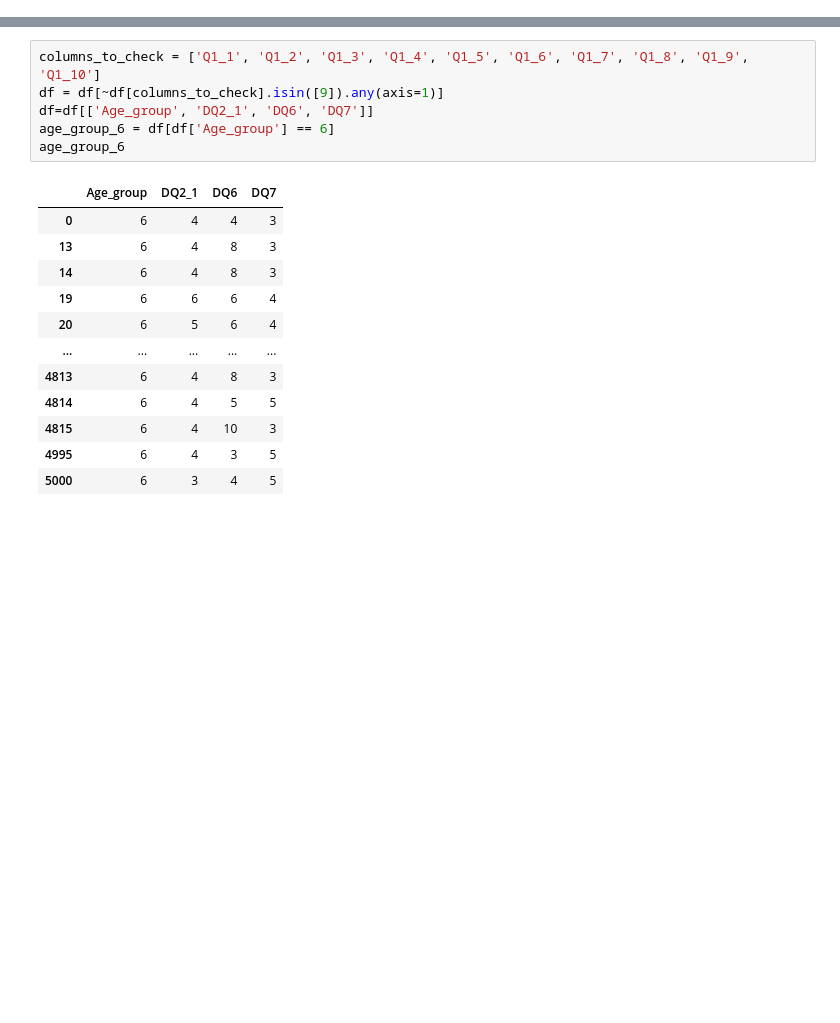
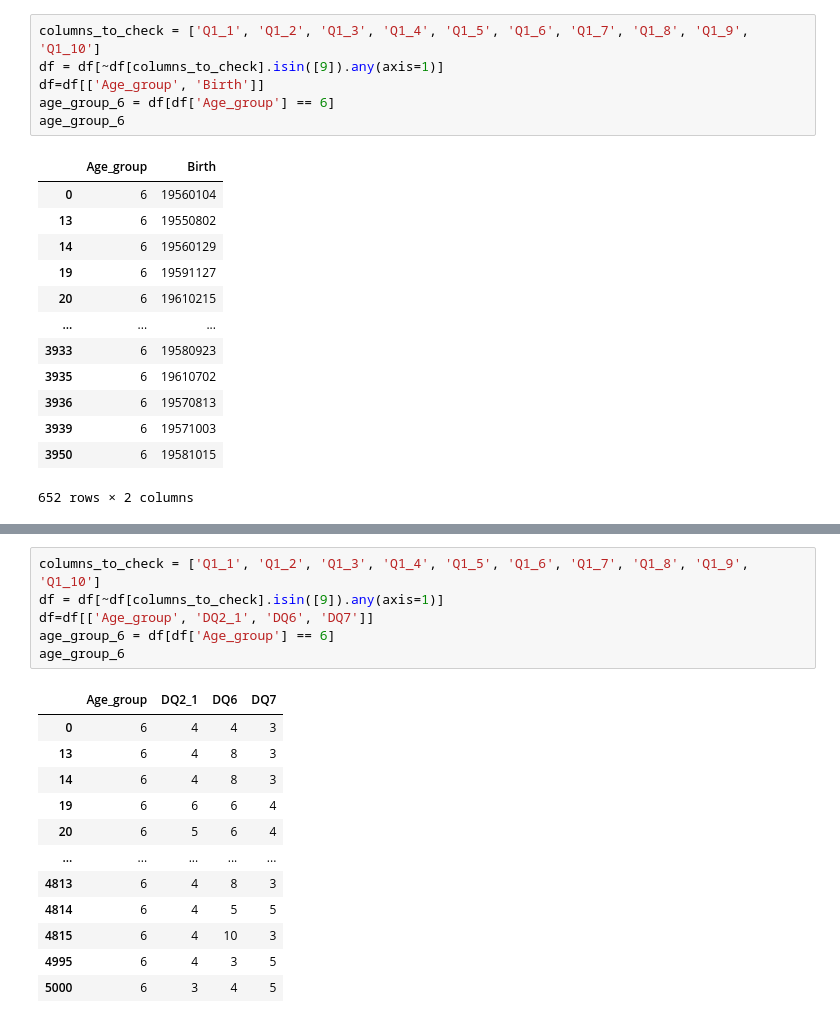
Before and after one commit to abalckpie/professorahn, a Jupyter notebook: 소논문_3절_변수기술통계.ipynb, the cells around one changed output, grey strips where cells are left out. Saved outputs shown, nothing was run; the diff lists cells and outputs as text; blank space fills up the shorter version.

```diff
--- a/소논문_3절_변수기술통계.ipynb
+++ b/소논문_3절_변수기술통계.ipynb
@@ -23,0 +24,20 @@ df
+# %%
+columns_to_check = ['Q1_1', 'Q1_2', 'Q1_3', 'Q1_4', 'Q1_5', 'Q1_6', 'Q1_7', 'Q1_8', 'Q1_9', 'Q1_10']
+df = df[~df[columns_to_check].isin([9]).any(axis=1)]
+df=df[['Age_group', 'Birth']]
+age_group_6 = df[df['Age_group'] == 6]
+age_group_6
+# %% [output]
+|  | Age_group | Birth |
+| 0 | 6 | 19560104 |
+| 13 | 6 | 19550802 |
+| 14 | 6 | 19560129 |
+| 19 | 6 | 19591127 |
+| 20 | 6 | 19610215 |
+| ... | ... | ... |
+| 3933 | 6 | 19580923 |
+| 3935 | 6 | 19610702 |
+| 3936 | 6 | 19570813 |
+| 3939 | 6 | 19571003 |
+| 3950 | 6 | 19581015 |
+652 rows × 2 columns
```
Also changed, not shown: parts of 6 cells of this notebook.
